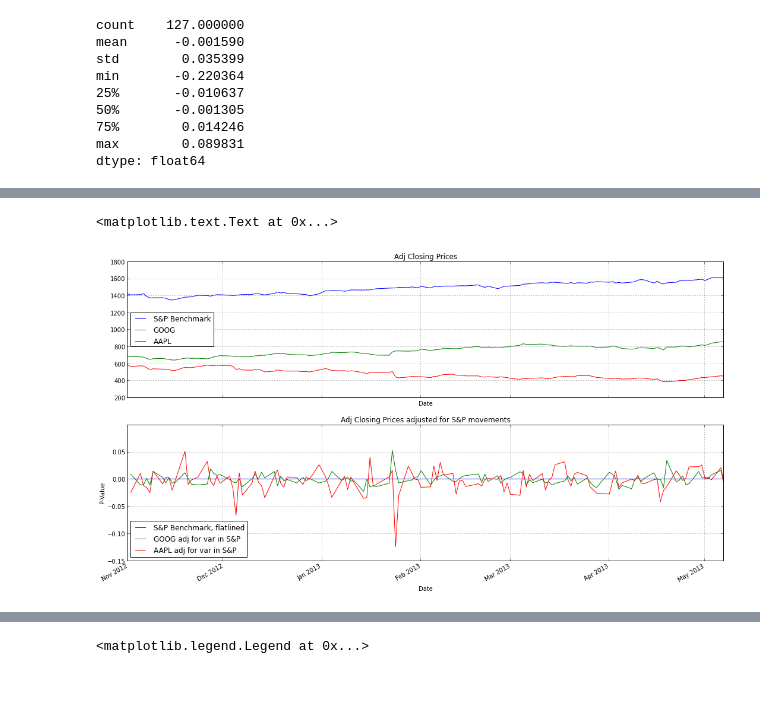
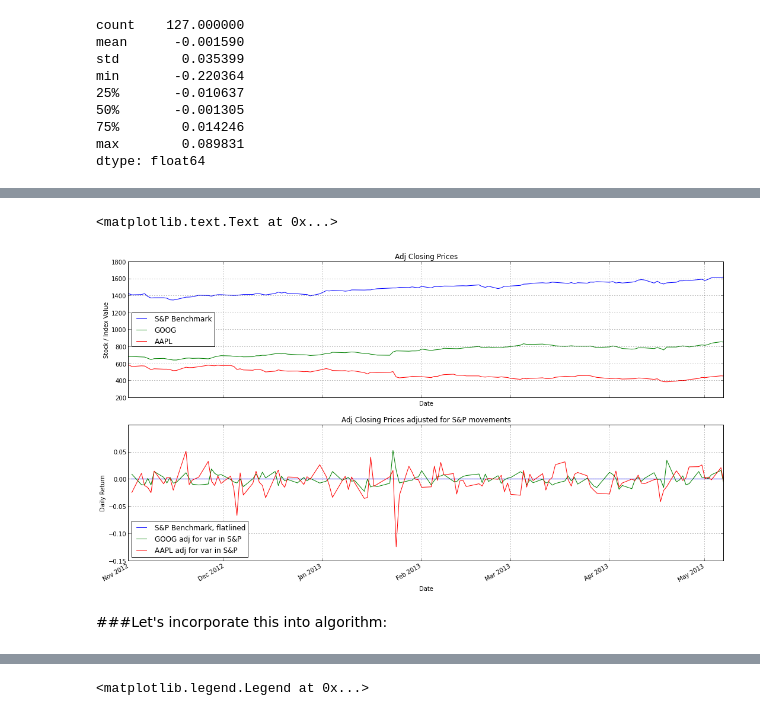
Before and after one commit to agconti/trading, a Jupyter notebook: GOOG V. AAPL Correlation Arb.ipynb, the cells around one changed output, grey strips where cells are left out. Drawn from its saved outputs; the diff is of its cells as text; code cells hidden in the pictures; blank space fills up the shorter version.

```diff
--- a/GOOG V. AAPL Correlation Arb.ipynb
+++ b/GOOG V. AAPL Correlation Arb.ipynb
@@ -178,24 +202,27 @@ dtype: float64
 # %%
 fig = plt.figure(figsize(18, 10))
 
 ax1 = fig.add_subplot(211)
 data.SPX.plot(label='S&P Benchmark')
 data.GOOG.plot()
 data.AAPL.plot()
+plt.ylabel('Stock / Index Value')
 legend(loc='best')
 plt.setp(ax1.get_xticklabels(), visible=False)
 plt.title("Adj Closing Prices")
 
 ax2 = fig.add_subplot(212, sharex=ax1)
 (data.SPX.pct_change() - data.SPX.pct_change()).plot(label='S&P Benchmark, flatlined')
 (data.GOOG.pct_change() - data.SPX.pct_change()).plot(label='GOOG adj for var in S&P')
 (data.AAPL.pct_change() - data.SPX.pct_change()).plot(label='AAPL adj for var in S&P')
-plt.ylabel("P-Value")
+plt.ylabel("Daily Return")
 legend(loc='best')
 plt.title("Adj Closing Prices adjusted for S&P movements")
 # %% [output]
 <matplotlib.text.Text at 0x...>
-[figure, old version]
+[figure, new version]
+# %% [markdown]
+###Let's incorporate this into algorithm:
 # %%
 class GOOG_AAPL_COR_V_SP500(TradingAlgorithm): # inherit from TradingAlgorithm
 	"""
```
Also changed, not shown: parts of 20 cells of this notebook.
